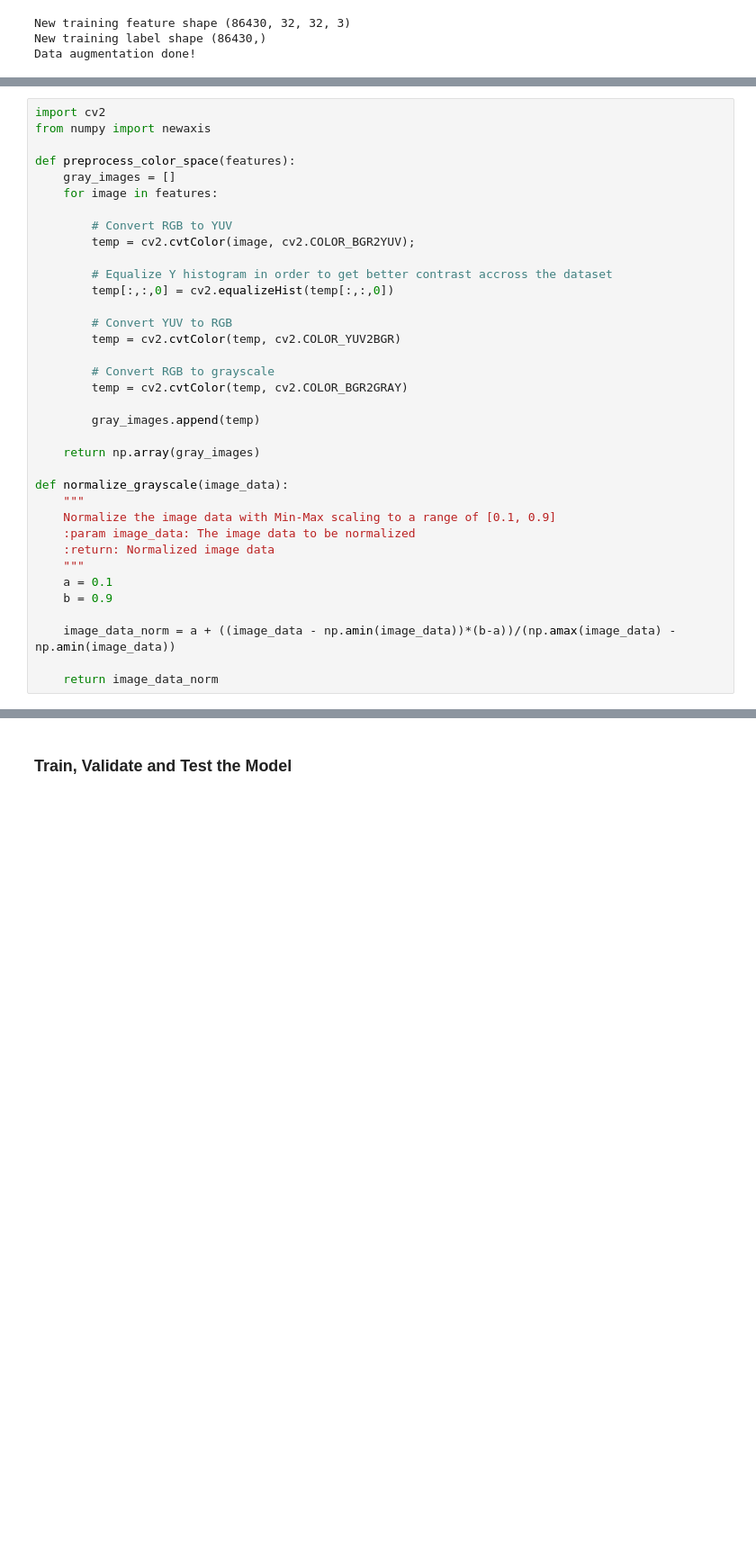
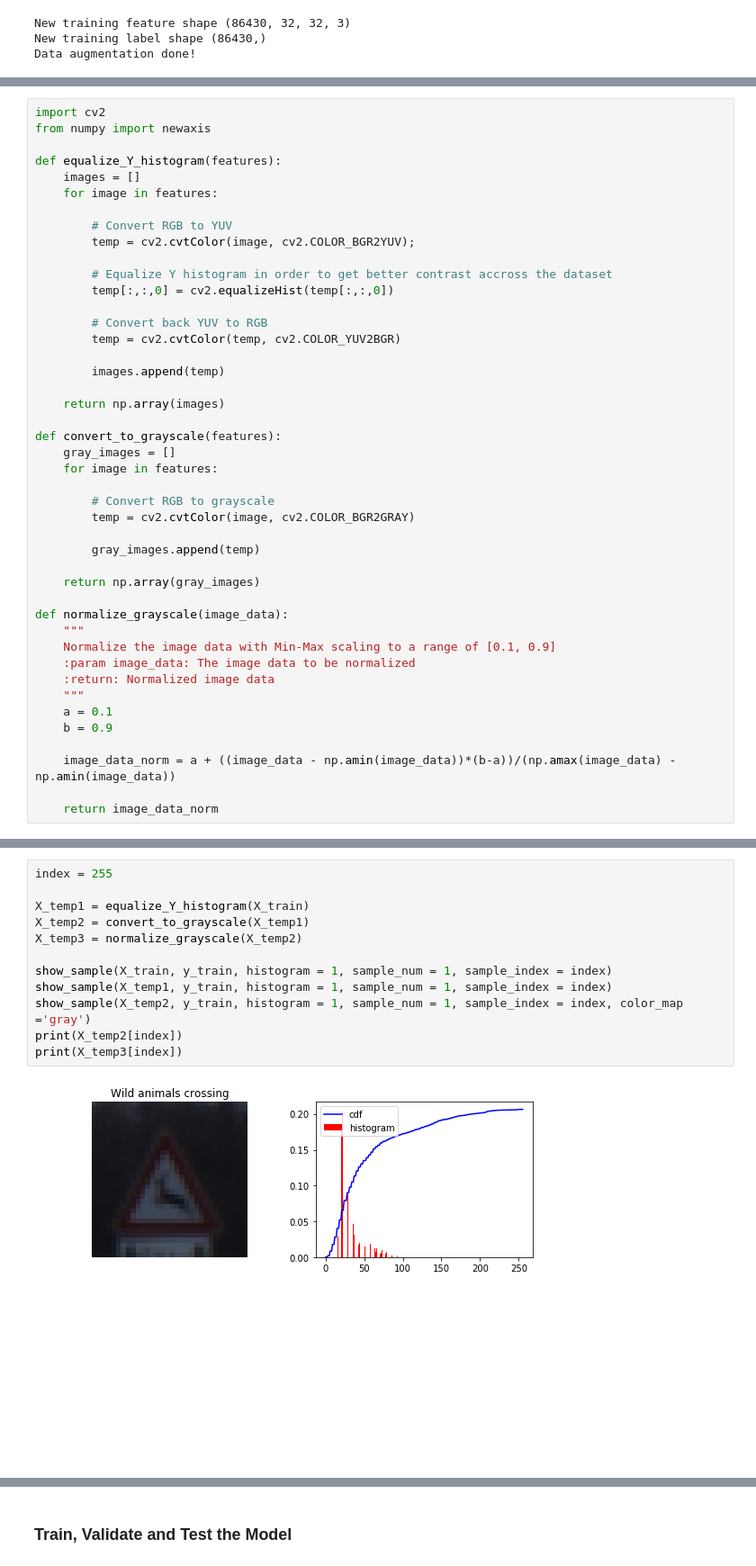
Before and after one commit to mlandry1/CarND, a Jupyter notebook: CarND-Traffic-Sign-Classifier-P2/Traffic_Sign_Classifier.ipynb, the cells around one changed output, grey strips where cells are left out. Shown: that part at 90% size. Saved outputs shown, nothing was run; the diff lists cells and outputs as text; blank space fills up the shorter version.

```diff
--- a/CarND-Traffic-Sign-Classifier-P2/Traffic_Sign_Classifier.ipynb
+++ b/CarND-Traffic-Sign-Classifier-P2/Traffic_Sign_Classifier.ipynb
@@ -355,8 +364,8 @@ show_sample(X_train, y_train, histogram = 0, sample_num = 8, sample_index = 3500
 import cv2
 from numpy import newaxis
 
-def preprocess_color_space(features):
-    gray_images = []
+def equalize_Y_histogram(features):
+    images = []
     for image in features:
 
         # Convert RGB to YUV
@@ -365,11 +374,19 @@ def preprocess_color_space(features):
         # Equalize Y histogram in order to get better contrast accross the dataset
         temp[:,:,0] = cv2.equalizeHist(temp[:,:,0])
 
-        # Convert YUV to RGB
+        # Convert back YUV to RGB
         temp = cv2.cvtColor(temp, cv2.COLOR_YUV2BGR)
 
+        images.append(temp)
+
+    return np.array(images)
+
+def convert_to_grayscale(features):
+    gray_images = []
+    for image in features:
+
         # Convert RGB to grayscale
-        temp = cv2.cvtColor(temp, cv2.COLOR_BGR2GRAY)
+        temp = cv2.cvtColor(image, cv2.COLOR_BGR2GRAY)
 
         gray_images.append(temp)
 
@@ -403,0 +409,14 @@ show_sample(X_pre1, y_train, histogram = 0, sample_num = 3, sample_index = 250)
+# %%
+index = 255
+
+X_temp1 = equalize_Y_histogram(X_train)
+X_temp2 = convert_to_grayscale(X_temp1)
+X_temp3 = normalize_grayscale(X_temp2)
+
+show_sample(X_train, y_train, histogram = 1, sample_num = 1, sample_index = index)
+show_sample(X_temp1, y_train, histogram = 1, sample_num = 1, sample_index = index)
+show_sample(X_temp2, y_train, histogram = 1, sample_num = 1, sample_index = index, color_map ='gray')
+print(X_temp2[index])
+print(X_temp3[index])
+# %% [output]
+[figure, added]
```
Also changed, not shown: parts of 16 cells of this notebook.
